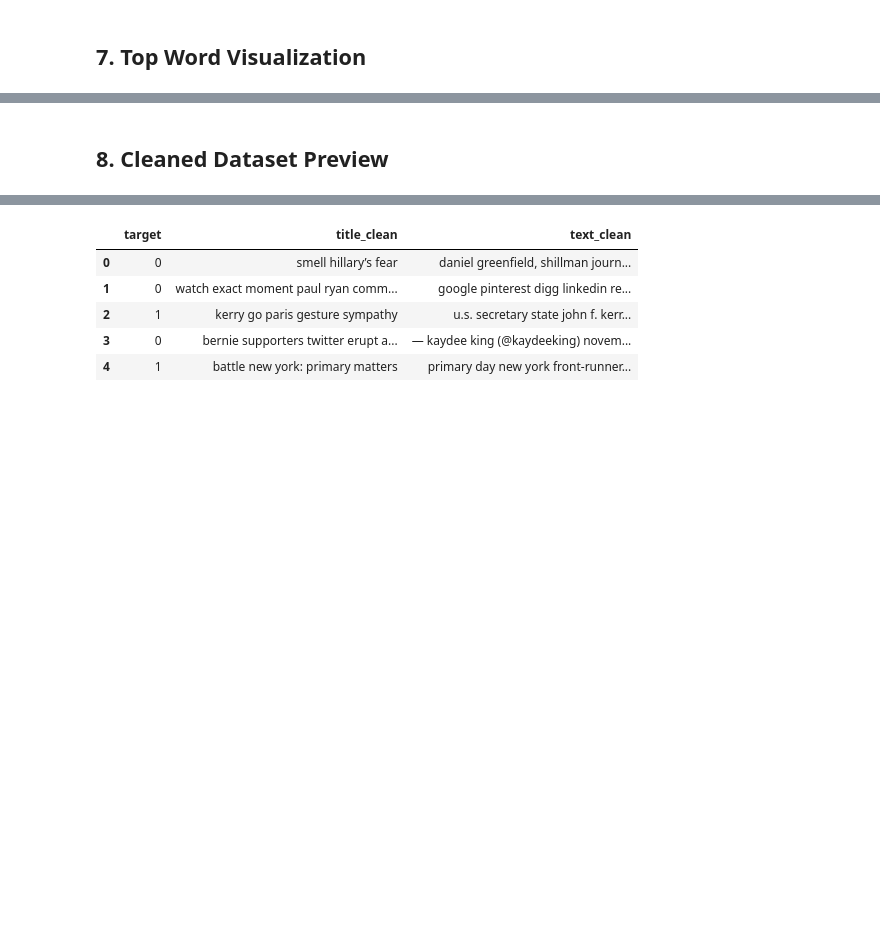
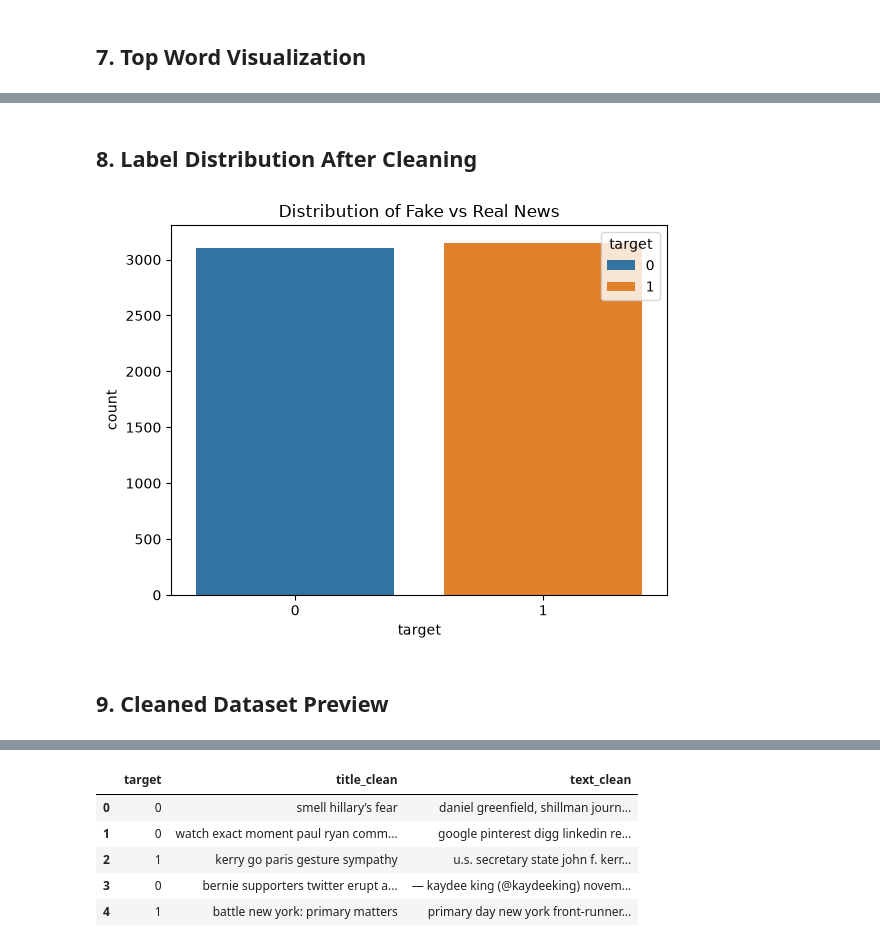
Before and after one commit to UjjwalKarkeyy/TECH_405_Fake_News_Indicator_ANN, a Jupyter notebook: fake_news_detector.ipynb, the cells around one changed output, grey strips where cells are left out. Saved outputs shown, nothing was run; the diff lists cells and outputs as text; code cells hidden in the pictures; blank space fills up the shorter version.

Commit message:
full_cleaning_and_eda done

```diff
--- a/fake_news_detector.ipynb
+++ b/fake_news_detector.ipynb
@@ -177,5 +177,16 @@ plt.show()
+# %% [markdown]
+## 8. Label Distribution After Cleaning
+# %%
+# create count plot for two features
+sns.countplot(x="target", data=df_clean, hue="target")
+
+# title
+plt.title("Distribution of Fake vs Real News")
+plt.show()
+# %% [output]
+[figure, added]
 # %% [markdown]
-## 8. Cleaned Dataset Preview
+## 9. Cleaned Dataset Preview
 # %%
 df_clean.head()
 # %% [output]
```
Also changed, not shown: parts of 1 cell of this notebook, 1 other file.
